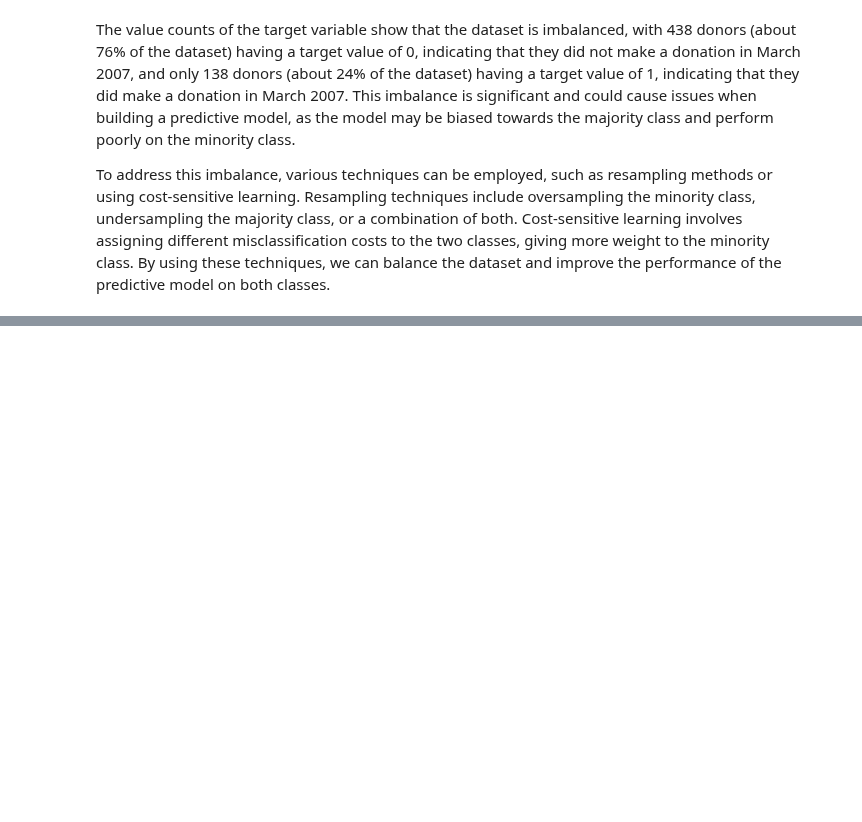
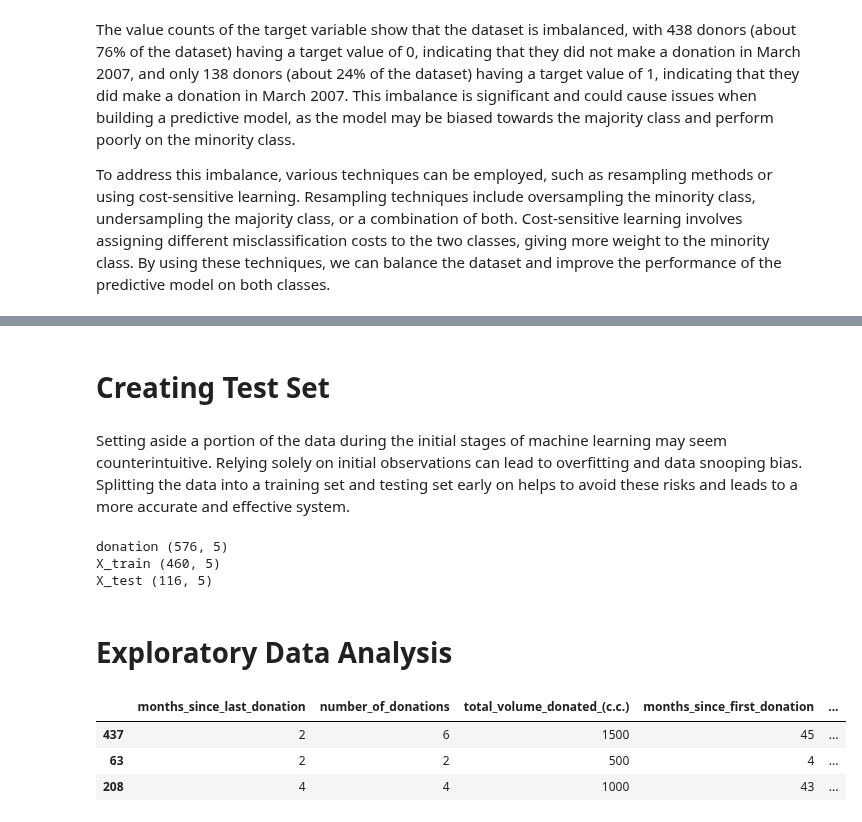
Before and after one commit to mdushetwar/Blood-Donation-Prediction, a Jupyter notebook: BloodDonationPred.ipynb, the cells around one changed output, grey strips where cells are left out. Cells and saved outputs as stored; diff of their text form; code cells hidden in the pictures; blank space fills up the shorter version.

```diff
--- a/BloodDonationPred.ipynb
+++ b/BloodDonationPred.ipynb
@@ -180,0 +231,4 @@ donation.hist(figsize=(15,10));
+# %% [markdown]
+# Creating Test Set
+# %% [markdown]
+Setting aside a portion of the data during the initial stages of machine learning may seem counterintuitive. Relying solely on initial observations can lead to overfitting and data snooping bias. Splitting the data into a training set and testing set early on helps to avoid these risks and leads to a more accurate and effective system.
@@ -180,0 +238,8 @@ donation.hist(figsize=(15,10));
+# %%
+print('donation', donation.shape)
+print('X_train', X_train.shape)
+print('X_test', X_test.shape)
+# %% [output]
+donation (576, 5)
+X_train (460, 5)
+X_test (116, 5)
@@ -180,0 +248,9 @@ donation.hist(figsize=(15,10));
+# %% [markdown]
+# Exploratory Data Analysis
+# %%
+blood_donors.head(3)
+# %% [output]
+|  | months_since_last_donation | number_of_donations | total_volume_donated_(c.c.) | months_since_first_donation | ... |
+| 437 | 2 | 6 | 1500 | 45 | ... |
+| 63 | 2 | 2 | 500 | 4 | ... |
+| 208 | 4 | 4 | 1000 | 43 | ... |
```
Also changed, not shown: parts of 14 cells of this notebook, 1 other file.
